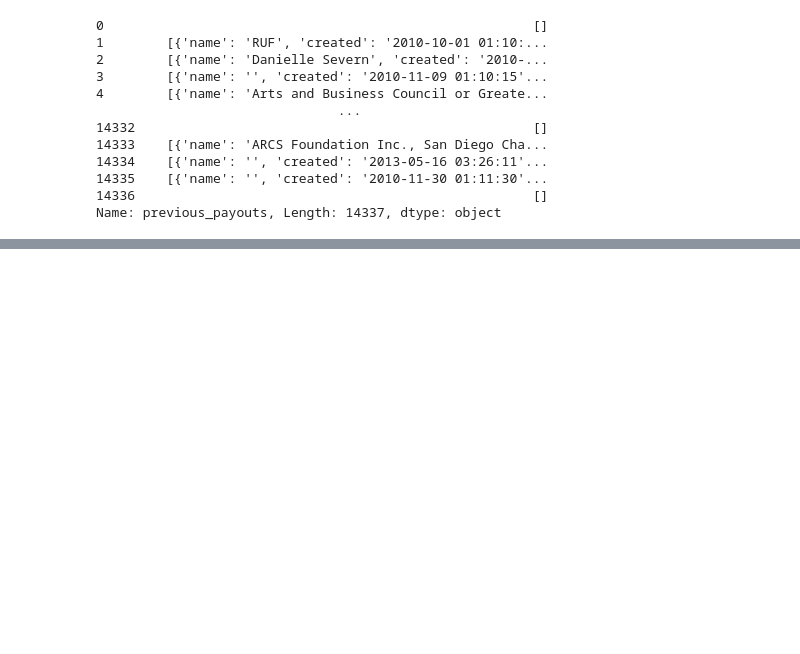
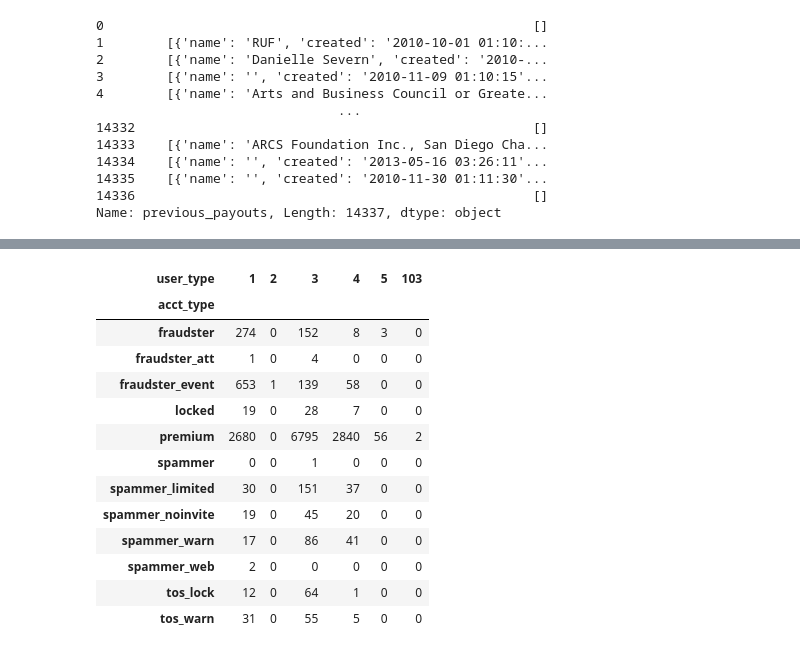
Before and after one commit to mkpetterson/Fraud_Detection, a Jupyter notebook: EDA_mkp.ipynb, the cells around one changed output, grey strips where cells are left out. Cells and saved outputs as stored; diff of their text form; code cells hidden in the pictures; blank space fills up the shorter version.

```diff
--- a/EDA_mkp.ipynb
+++ b/EDA_mkp.ipynb
@@ -88 +90,18 @@ features_to_keep_API = ['country', 'currency', 'delivery_method', 'email_domain'
                     'venue_longitude', 'venue_name', 'venue_state']
+# %%
+pd.crosstab(data['acct_type'], data['user_type'])
+# %% [output]
+| user_type | 1 | 2 | 3 | 4 | 5 | 103 |
+| acct_type |  |  |  |  |  |  |
+| fraudster | 274 | 0 | 152 | 8 | 3 | 0 |
+| fraudster_att | 1 | 0 | 4 | 0 | 0 | 0 |
+| fraudster_event | 653 | 1 | 139 | 58 | 0 | 0 |
+| locked | 19 | 0 | 28 | 7 | 0 | 0 |
+| premium | 2680 | 0 | 6795 | 2840 | 56 | 2 |
+| spammer | 0 | 0 | 1 | 0 | 0 | 0 |
+| spammer_limited | 30 | 0 | 151 | 37 | 0 | 0 |
+| spammer_noinvite | 19 | 0 | 45 | 20 | 0 | 0 |
+| spammer_warn | 17 | 0 | 86 | 41 | 0 | 0 |
+| spammer_web | 2 | 0 | 0 | 0 | 0 | 0 |
+| tos_lock | 12 | 0 | 64 | 1 | 0 | 0 |
+| tos_warn | 31 | 0 | 55 | 5 | 0 | 0 |
```
Also changed, not shown: parts of 5 cells of this notebook, 2 other files.
